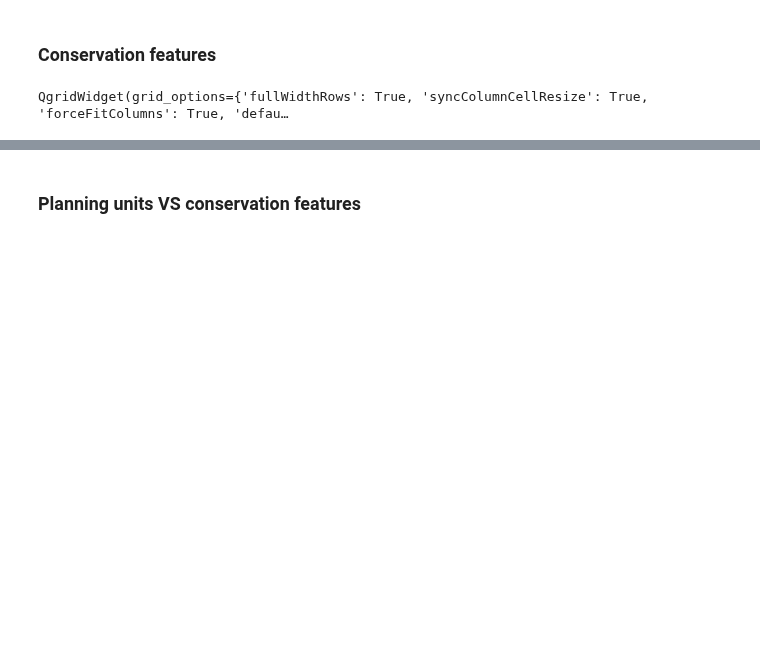
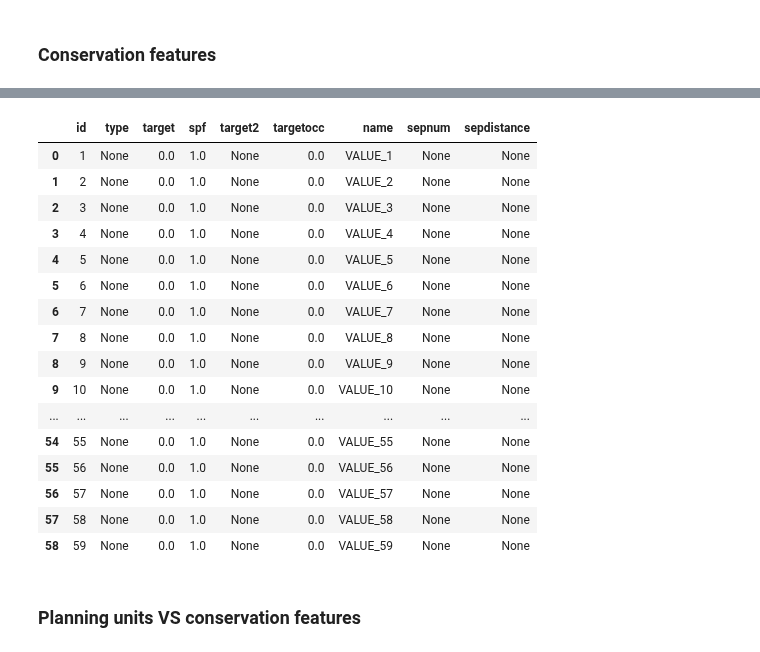
Before and after one commit to Vizzuality/marxan-cloud, a Jupyter notebook: data/notebooks/Lab/run_marxan.ipynb, the cells around one changed output, grey strips where cells are left out. Drawn from its saved outputs; the diff is of its cells as text; code cells hidden in the pictures; blank space fills up the shorter version.

```diff
--- a/data/notebooks/Lab/run_marxan.ipynb
+++ b/data/notebooks/Lab/run_marxan.ipynb
@@ -720,8 +763,13 @@ QgridWidget(grid_options={'fullWidthRows': True, 'syncColumnCellResize': True, '
 ### Conservation features
 # %%
 userSpecData = CreateListModelFromFile(f'{MARXAN_FOLDER}/{userInputFile.INPUTDIR}/{userInputFile.SPECNAME}', conservationFeature)
-userSpecData_df = qgrid.show_grid(pd.DataFrame([s.__dict__ for s in userSpecData]), show_toolbar=True)
-display(userSpecData_df)
-save_button(f'{MARXAN_FOLDER}/{userInputFile.INPUTDIR}/{userInputFile.SPECNAME}', conservationFeature, userSpecData_df)
+
+#Static
+userSpecData_df = pd.DataFrame([s.__dict__ for s in userSpecData])
+userSpecData_df
+
+#Intercative
+# userSpecData_df = qgrid.show_grid(pd.DataFrame([s.__dict__ for s in userSpecData]), show_toolbar=True)
+# display(userSpecData_df)
+# save_button(f'{MARXAN_FOLDER}/{userInputFile.INPUTDIR}/{userInputFile.SPECNAME}', conservationFeature, userSpecData_df)
 # %% [output]
-QgridWidget(grid_options={'fullWidthRows': True, 'syncColumnCellResize': True, 'forceFitColumns': True, 'defau…
@@ -730,3 +776,20 @@ QgridWidget(grid_options={'fullWidthRows': True, 'syncColumnCellResize': True, '
+|  | id | type | target | spf | target2 | targetocc | name | sepnum | sepdistance |
+| 0 | 1 | None | 0.0 | 1.0 | None | 0.0 | VALUE_1 | None | None |
+| 1 | 2 | None | 0.0 | 1.0 | None | 0.0 | VALUE_2 | None | None |
+| 2 | 3 | None | 0.0 | 1.0 | None | 0.0 | VALUE_3 | None | None |
+| 3 | 4 | None | 0.0 | 1.0 | None | 0.0 | VALUE_4 | None | None |
+| 4 | 5 | None | 0.0 | 1.0 | None | 0.0 | VALUE_5 | None | None |
+| 5 | 6 | None | 0.0 | 1.0 | None | 0.0 | VALUE_6 | None | None |
+| 6 | 7 | None | 0.0 | 1.0 | None | 0.0 | VALUE_7 | None | None |
+| 7 | 8 | None | 0.0 | 1.0 | None | 0.0 | VALUE_8 | None | None |
+| 8 | 9 | None | 0.0 | 1.0 | None | 0.0 | VALUE_9 | None | None |
+| 9 | 10 | None | 0.0 | 1.0 | None | 0.0 | VALUE_10 | None | None |
+| ... | ... | ... | ... | ... | ... | ... | ... | ... | ... |
+| 54 | 55 | None | 0.0 | 1.0 | None | 0.0 | VALUE_55 | None | None |
+| 55 | 56 | None | 0.0 | 1.0 | None | 0.0 | VALUE_56 | None | None |
+| 56 | 57 | None | 0.0 | 1.0 | None | 0.0 | VALUE_57 | None | None |
+| 57 | 58 | None | 0.0 | 1.0 | None | 0.0 | VALUE_58 | None | None |
+| 58 | 59 | None | 0.0 | 1.0 | None | 0.0 | VALUE_59 | None | None |
 # %% [markdown]
 ### Planning units VS conservation features
 # %%
```
Also changed, not shown: parts of 8 cells of this notebook, 1 other file.
